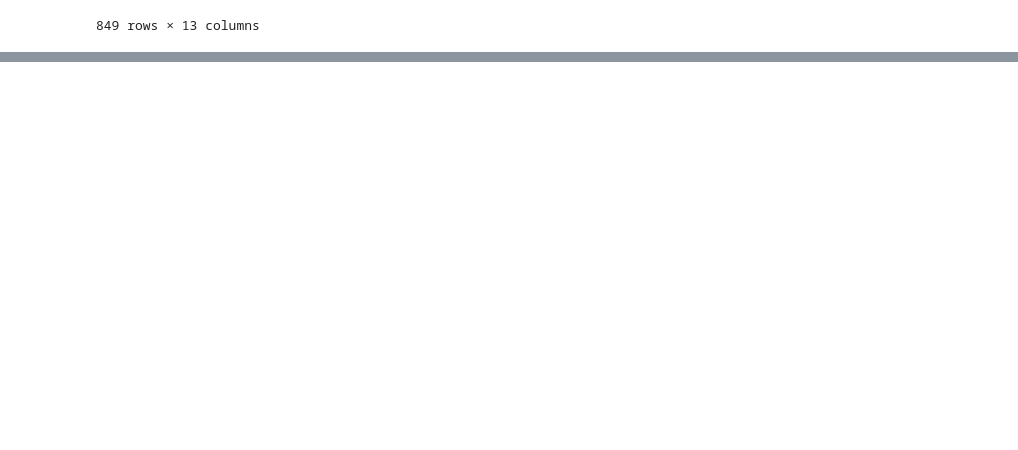
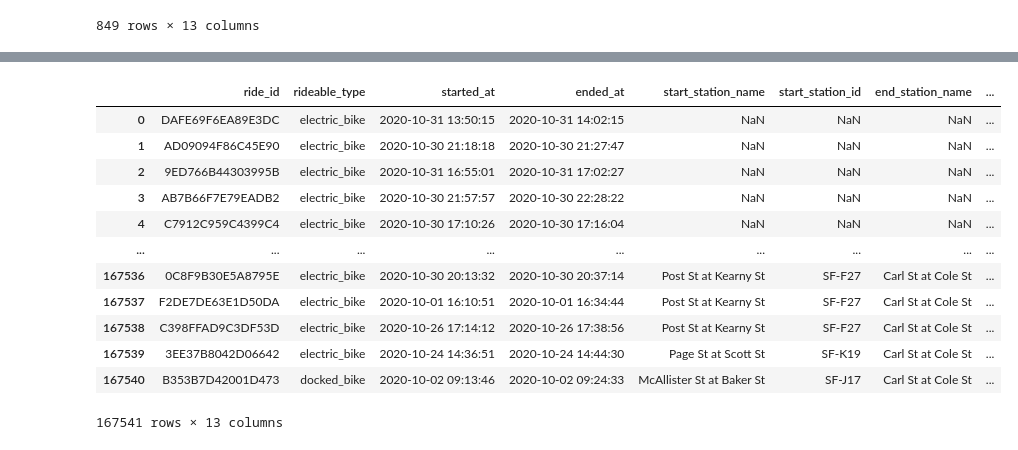
Before and after one commit to nick-kopy/Modeling-Electric-Rental-Bike-Lock-Ups, a Jupyter notebook: cap2.ipynb, the cells around one changed output, grey strips where cells are left out. Saved outputs shown, nothing was run; the diff lists cells and outputs as text; code cells hidden in the pictures; blank space fills up the shorter version.

Commit message:
started clustering

```diff
--- a/cap2.ipynb
+++ b/cap2.ipynb
@@ -1612,0 +1730,20 @@ asdf[asdf['start_station_id'] == 423]
+# %%
+blah = pd.read_csv('data/SF/202010-baywheels-tripdata.csv')
+
+#blah = blah[~blah['end_station_id'].notna()]
+
+blah
+# %% [output]
+|  | ride_id | rideable_type | started_at | ended_at | start_station_name | start_station_id | end_station_name | ... |
+| 0 | DAFE69F6EA89E3DC | electric_bike | 2020-10-31 13:50:15 | 2020-10-31 14:02:15 | NaN | NaN | NaN | ... |
+| 1 | AD09094F86C45E90 | electric_bike | 2020-10-30 21:18:18 | 2020-10-30 21:27:47 | NaN | NaN | NaN | ... |
+| 2 | 9ED766B44303995B | electric_bike | 2020-10-31 16:55:01 | 2020-10-31 17:02:27 | NaN | NaN | NaN | ... |
+| 3 | AB7B66F7E79EADB2 | electric_bike | 2020-10-30 21:57:57 | 2020-10-30 22:28:22 | NaN | NaN | NaN | ... |
+| 4 | C7912C959C4399C4 | electric_bike | 2020-10-30 17:10:26 | 2020-10-30 17:16:04 | NaN | NaN | NaN | ... |
+| ... | ... | ... | ... | ... | ... | ... | ... | ... |
+| 167536 | 0C8F9B30E5A8795E | electric_bike | 2020-10-30 20:13:32 | 2020-10-30 20:37:14 | Post St at Kearny St | SF-F27 | Carl St at Cole St | ... |
+| 167537 | F2DE7DE63E1D50DA | electric_bike | 2020-10-01 16:10:51 | 2020-10-01 16:34:44 | Post St at Kearny St | SF-F27 | Carl St at Cole St | ... |
+| 167538 | C398FFAD9C3DF53D | electric_bike | 2020-10-26 17:14:12 | 2020-10-26 17:38:56 | Post St at Kearny St | SF-F27 | Carl St at Cole St | ... |
+| 167539 | 3EE37B8042D06642 | electric_bike | 2020-10-24 14:36:51 | 2020-10-24 14:44:30 | Page St at Scott St | SF-K19 | Carl St at Cole St | ... |
+| 167540 | B353B7D42001D473 | docked_bike | 2020-10-02 09:13:46 | 2020-10-02 09:24:33 | McAllister St at Baker St | SF-J17 | Carl St at Cole St | ... |
+167541 rows × 13 columns
```
Also changed, not shown: parts of 11 cells of this notebook, 1 other file.
